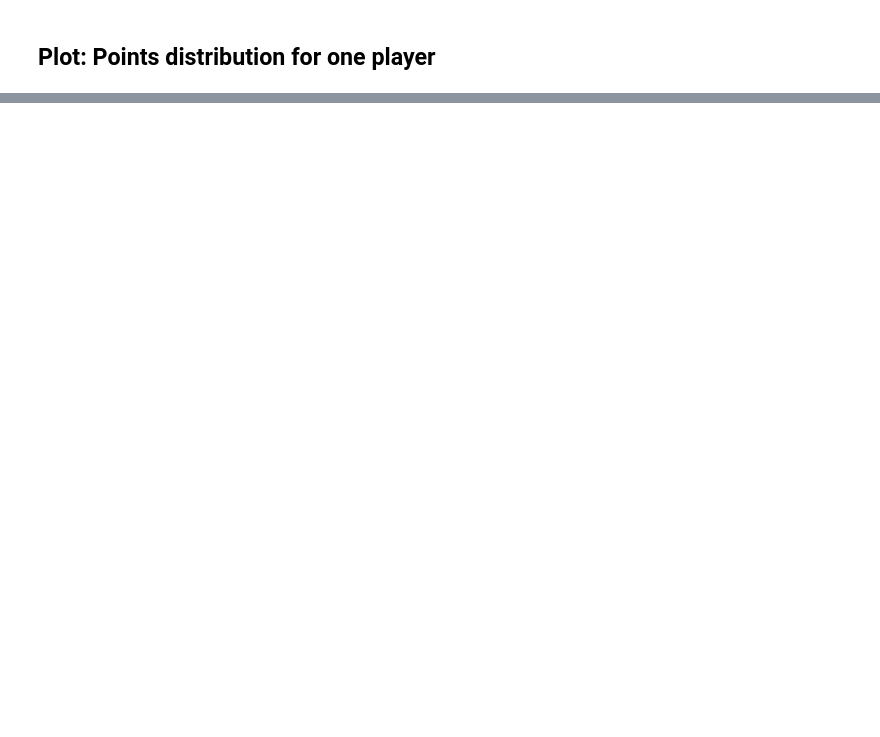
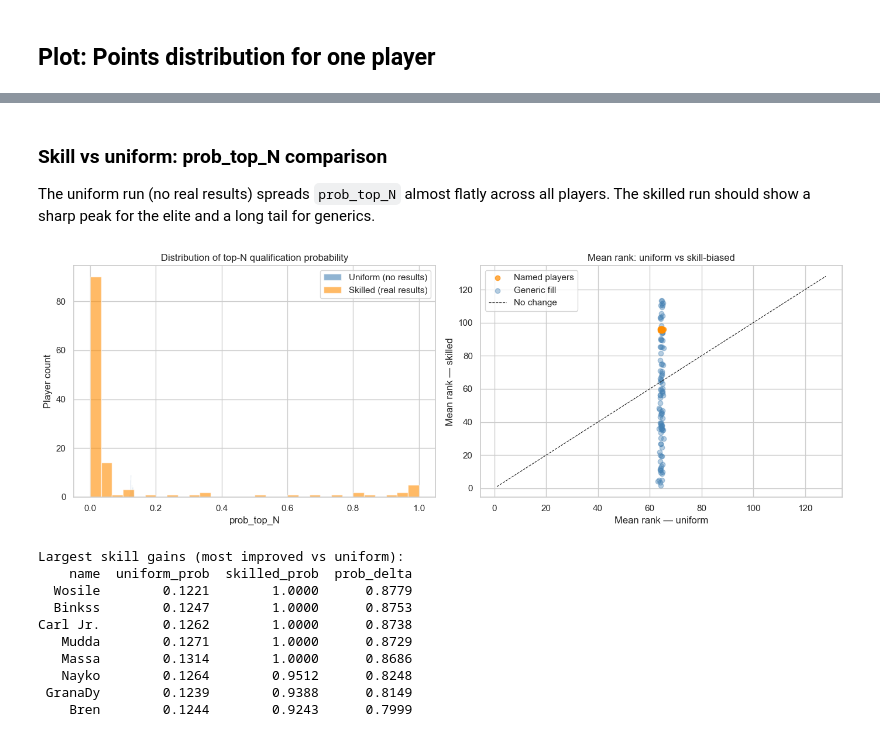
Before and after one commit to lemming52/tmonacodel, a Jupyter notebook: notebooks/explore.ipynb, the cells around one changed output, grey strips where cells are left out. Drawn from its saved outputs; the diff is of its cells as text; code cells hidden in the pictures; blank space fills up the shorter version.

```diff
--- a/notebooks/explore.ipynb
+++ b/notebooks/explore.ipynb
@@ -120,0 +159,6 @@ plt.show()
+# %%
+skilled_config = TournamentConfig(n_simulations=10_000, random_seed=42)
+skilled_results = run_monte_carlo(skilled_config, player_data=REAL_PLAYERS, real_cup_results=REAL_CUP_RESULTS)
+
+print(f"Simulated {skilled_config.n_simulations} seasons")
+print(f"Fixed cups: {sum(e is not None for e in REAL_CUP_RESULTS)} — Simulated cups: {sum(e is None for e in REAL_CUP_RESULTS)}")
@@ -120,0 +170,3 @@ plt.show()
+# %%
+skilled_df = skilled_results.summary_dataframe()
+skilled_df[['name', 'country', 'mean_rank', 'median_rank', 'p10_points', 'p50_points', 'prob_top_N']].head(20)
@@ -120,0 +191,62 @@ plt.show()
+# %% [markdown]
+### Skill vs uniform: prob_top_N comparison
+
+The uniform run (no real results) spreads `prob_top_N` almost flatly across all players.
+The skilled run should show a sharp peak for the elite and a long tail for generics.
+# %%
+import pandas as pd
+
+# Align the two runs on player name for comparison
+uniform_df = results.summary_dataframe()  # the run from the top of the notebook
+
+compare = (
+    skilled_df[['name', 'prob_top_N', 'mean_rank']]
+    .rename(columns={'prob_top_N': 'skilled_prob', 'mean_rank': 'skilled_rank'})
+    .merge(
+        uniform_df[['name', 'prob_top_N', 'mean_rank']]
+        .rename(columns={'prob_top_N': 'uniform_prob', 'mean_rank': 'uniform_rank'}),
+        on='name',
+    )
+)
+compare['prob_delta'] = compare['skilled_prob'] - compare['uniform_prob']
+
+fig, axes = plt.subplots(1, 2, figsize=(14, 5))
+
+# Left: prob_top_N distributions
+axes[0].hist(uniform_df['prob_top_N'], bins=30, alpha=0.6, label='Uniform (no results)', color='steelblue')
+axes[0].hist(skilled_df['prob_top_N'], bins=30, alpha=0.6, label='Skilled (real results)', color='darkorange')
+axes[0].set_xlabel('prob_top_N')
+axes[0].set_ylabel('Player count')
+axes[0].set_title('Distribution of top-N qualification probability')
+axes[0].legend()
+
+# Right: scatter uniform rank vs skilled rank
+is_named = ~compare['name'].str.startswith('Generic_')
+axes[1].scatter(compare.loc[~is_named, 'uniform_rank'], compare.loc[~is_named, 'skilled_rank'],
+                alpha=0.7, label='Named players', color='darkorange', zorder=3)
+axes[1].scatter(compare.loc[is_named, 'uniform_rank'], compare.loc[is_named, 'skilled_rank'],
+                alpha=0.4, label='Generic fill', color='steelblue')
+lims = [1, config.n_players]
+axes[1].plot(lims, lims, 'k--', linewidth=0.8, label='No change')
+axes[1].set_xlabel('Mean rank — uniform')
+axes[1].set_ylabel('Mean rank — skilled')
+axes[1].set_title('Mean rank: uniform vs skill-biased')
+axes[1].legend()
+
+plt.tight_layout()
+plt.show()
+
+print(f"\nLargest skill gains (most improved vs uniform):")
+print(compare.sort_values('prob_delta', ascending=False)[['name', 'uniform_prob', 'skilled_prob', 'prob_delta']].head(8).to_string(index=False))
+# %% [output]
+[figure, added]
+Largest skill gains (most improved vs uniform):
+    name  uniform_prob  skilled_prob  prob_delta
+  Wosile        0.1221        1.0000      0.8779
+  Binkss        0.1247        1.0000      0.8753
+Carl Jr.        0.1262        1.0000      0.8738
+   Mudda        0.1271        1.0000      0.8729
+   Massa        0.1314        1.0000      0.8686
+   Nayko        0.1264        0.9512      0.8248
+ GranaDy        0.1239        0.9388      0.8149
+    Bren        0.1244        0.9243      0.7999
```
Also changed, not shown: parts of 20 cells of this notebook, 12 other files.
